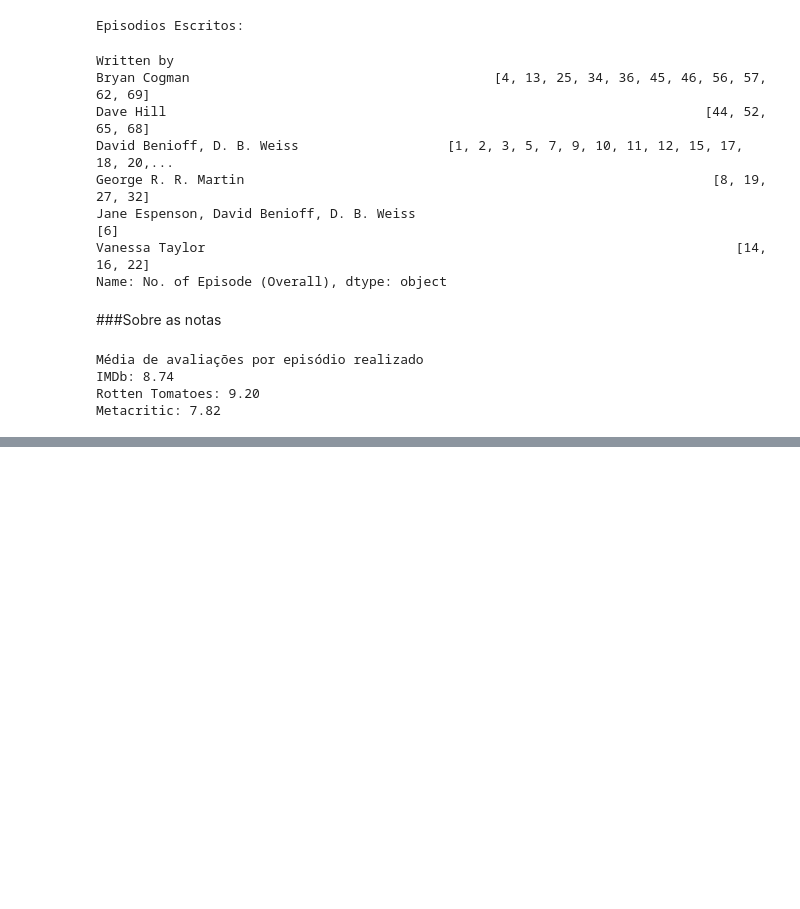
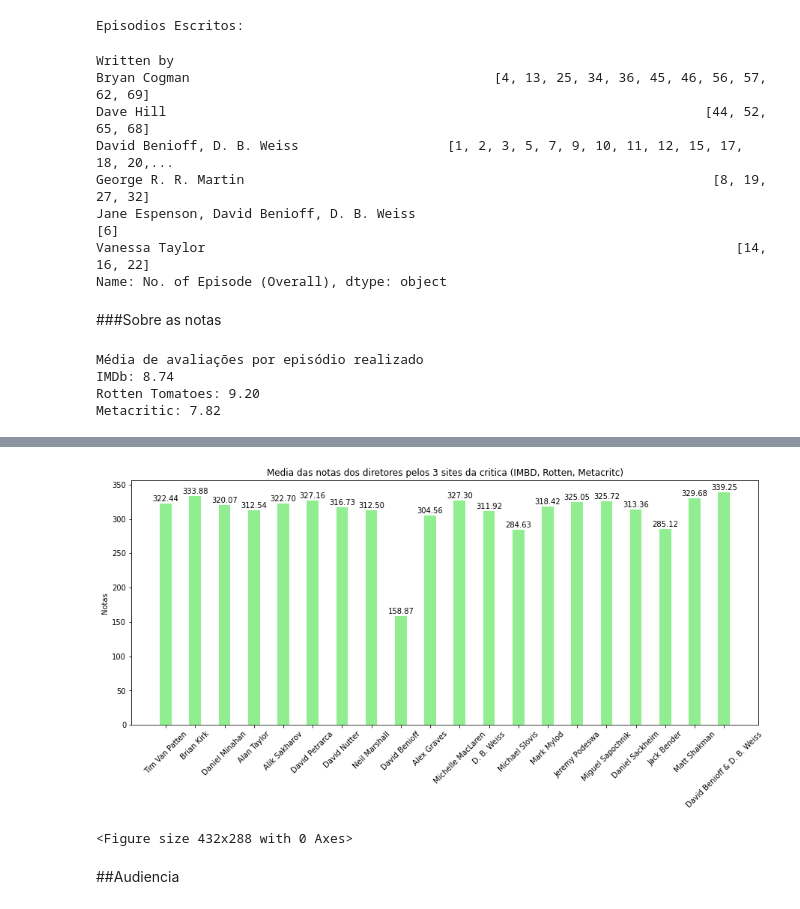
Before and after one commit to albertolunia/projeto-got, a Jupyter notebook: main/notebooks/edas/AlbertoHenrique.ipynb, the cells around one changed output, grey strips where cells are left out. Drawn from its saved outputs; the diff is of its cells as text; code cells hidden in the pictures; blank space fills up the shorter version.

```diff
--- a/main/notebooks/edas/AlbertoHenrique.ipynb
+++ b/main/notebooks/edas/AlbertoHenrique.ipynb
@@ -198,0 +210,3 @@ plt.show()
+# %%
+db["Rotten Tomatoes Rating (Percentage)"] = db["Rotten Tomatoes Rating (Percentage)"].apply(lambda x: x*10)
+db.head()
@@ -198,0 +220,22 @@ plt.show()
+# %%
+notas_diretor = db.groupby("Directed by")[["IMDb Rating", "Rotten Tomatoes Rating (Percentage)", "Metacritic Ratings"]].mean()
+notas_diretor = notas_diretor.sum(axis=1)/3
+# %%
+fig,ax = plt.subplots(figsize = (15,6))
+
+grafico = ax.bar(audiencia_diretor, notas_diretor, largura, color = 'lightgreen')
+
+ax.set_title('Media das notas dos diretores pelos 3 sites da critica (IMBD, Rotten, Metacritc)')
+ax.set_ylabel('Notas')
+
+plt.xticks(rotation=45)
+
+autolabel(grafico)
+
+plt.show()
+plt.savefig("Grafico 5")
+# %% [output]
+[figure, added]
+<Figure size 432x288 with 0 Axes>
+# %% [markdown]
+##Audiencia
```
Also changed, not shown: parts of 12 cells of this notebook, 9 other files.
